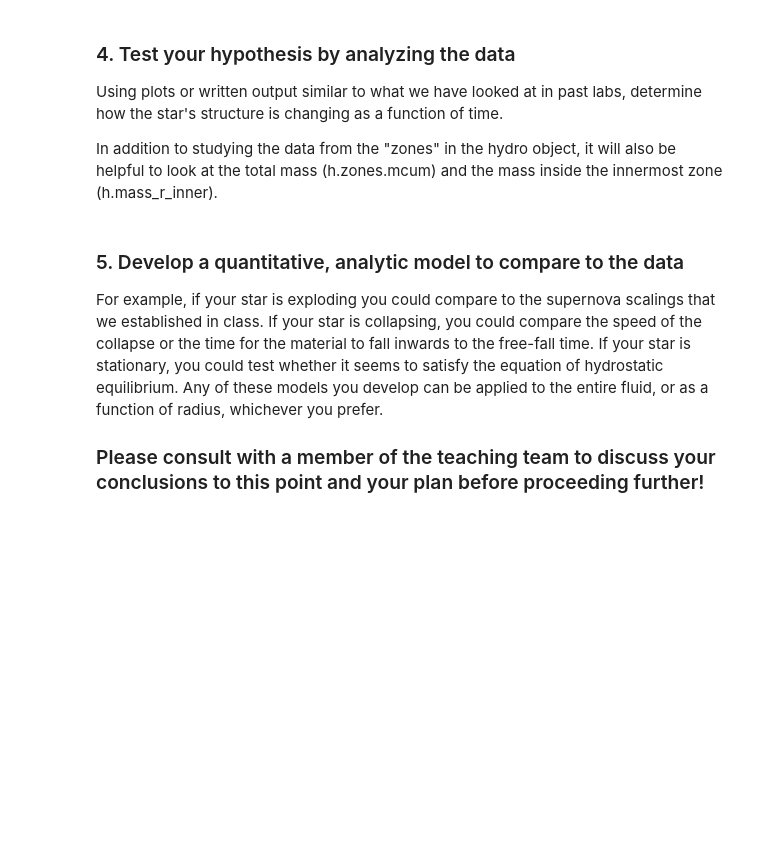
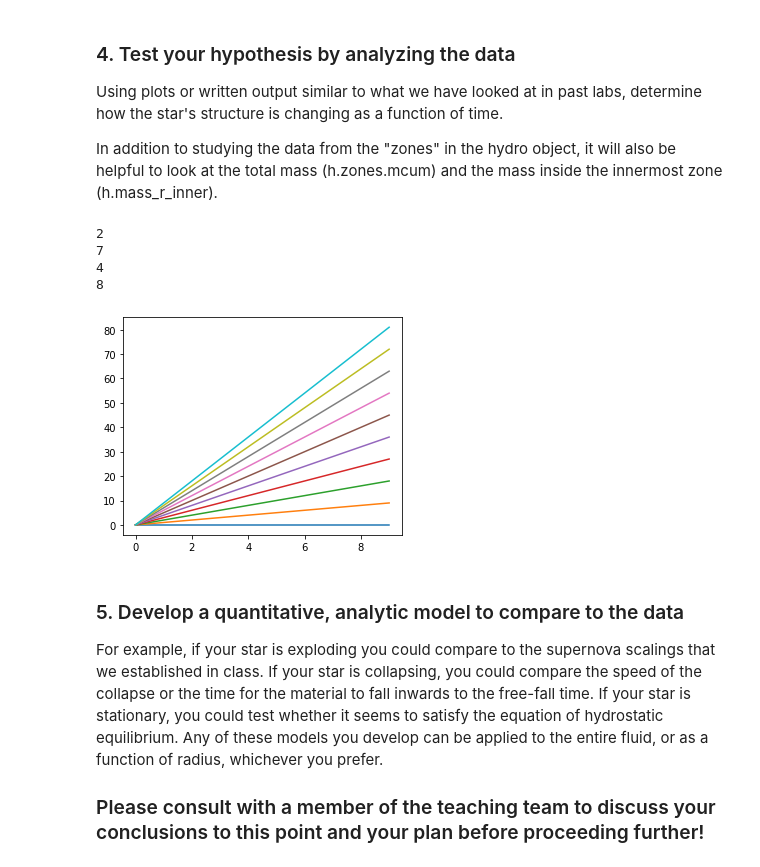
Before and after one commit to jadexter/astr3400, a Jupyter notebook: astr3400_lab4.ipynb, the cells around one changed output. Drawn from its saved outputs; the diff is of its cells as text; code cells hidden in the pictures; blank space fills up the shorter version.

```diff
--- a/astr3400_lab4.ipynb
+++ b/astr3400_lab4.ipynb
@@ -50,6 +50,15 @@ We want to initialize the code's initial conditions and setup boundary condition
 ### 2. now run the hydro code from t = 0s to t = $10^4$ s, saving the result every $10^3$ s.
 
 You probably want to set up a loop to carry this out, and could consider saving the hydro "h" objects in a list at each loop iteration. It may be useful to use copy.deepcopy(h) to make sure that the list entries do not change as you run to later times.
+# %%
+h_list = []
+for iteration in loop:
+    h.run()
+    h.t_stop = XX
+    h_list.append(copy.deepcopy(h))
+
+h_at_t7 = h_list[6]
+h = h_list[6]
 # %% [markdown]
 ### 3. Form a hypothesis
 
@@ -60,6 +69,32 @@ Thinking of the problem you set up above, form a hypothesis: what do you think s
 Using plots or written output similar to what we have looked at in past labs, determine how the star's structure is changing as a function of time.
 
 In addition to studying the data from the "zones" in the hydro object, it will also be helpful to look at the total mass (h.zones.mcum) and the mass inside the innermost zone (h.mass_r_inner).
+# %%
+for i in range(len(h_list)):
+    h=h_list[i]
+    plt.semilogx(h.zones.r,h.zones.v)
+
+for h_t in h_list:
+    plt.semilogx(h_t.zones.r,h_t.zones.v)
+# %%
+new_list = [2,7,4,8]
+for l in new_list:
+    print(l)
+# %% [output]
+2
+7
+4
+8
+# %%
+%matplotlib inline
+import matplotlib.pyplot as plt
+import numpy as np
+
+plt.subplots(figsize=(5,4))
+for i in range(10):
+    plt.plot(np.arange(10),np.arange(10)*i)
+# %% [output]
+[figure, added]
 # %% [markdown]
 ### 5. Develop a quantitative, analytic model to compare to the data
 
```
Also changed, not shown: 1 other file.
